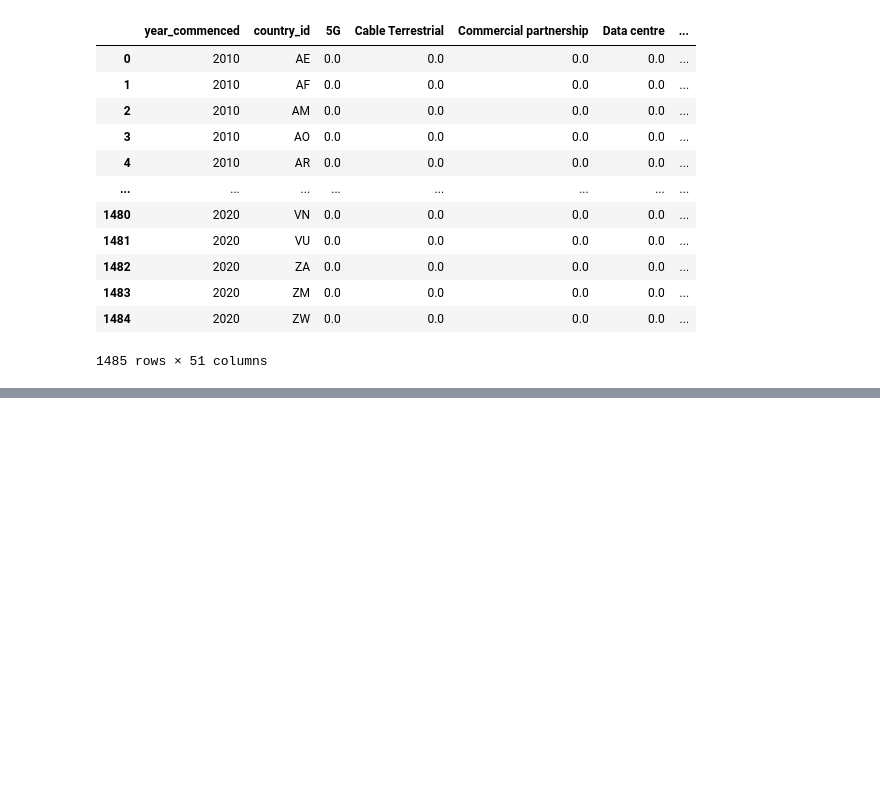
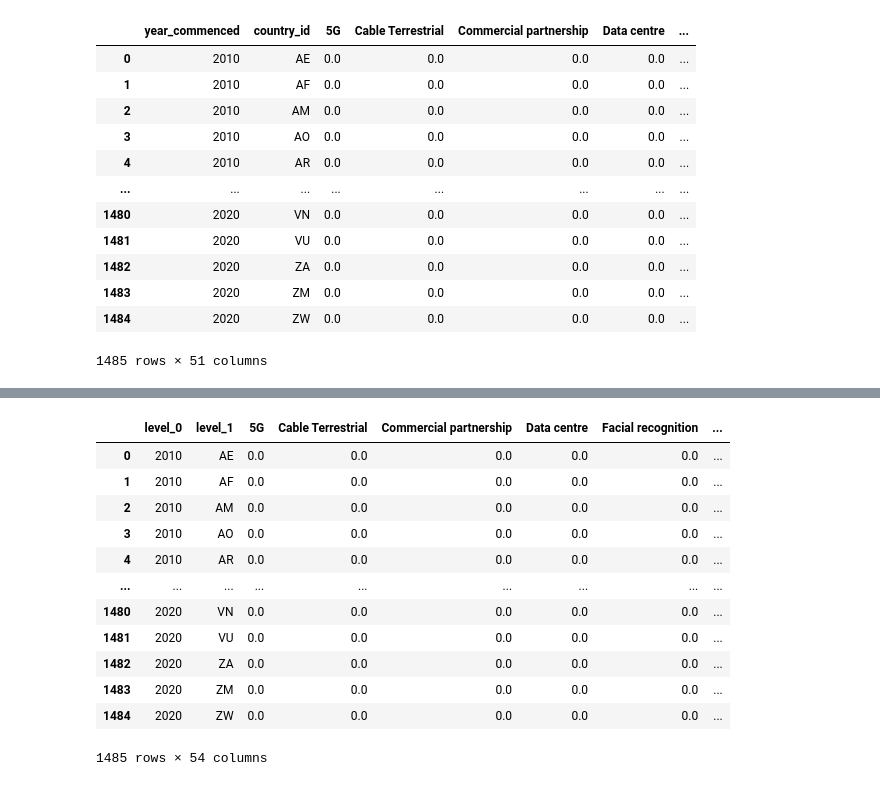
Before and after one commit to harshil0217/Surveillance, a Jupyter notebook: Surveillance Processing/Surveillance Processing.ipynb, the cells around one changed output, grey strips where cells are left out. Drawn from its saved outputs; the diff is of its cells as text; code cells hidden in the pictures; blank space fills up the shorter version.

Commit message:
combined protest data

```diff
--- a/Surveillance Processing/Surveillance Processing.ipynb
+++ b/Surveillance Processing/Surveillance Processing.ipynb
@@ -655,0 +725,4 @@ instances
+# %%
+intervention = intervention.set_index(["year", "country"])
+# %%
+instances = pd.concat([instances, intervention], axis = 1)
@@ -655,0 +745,2 @@ instances
+# %%
+instances = instances.dropna(subset = "5G")
@@ -655,0 +763,18 @@ instances
+# %%
+instances = instances.reset_index()
+# %%
+instances
+# %% [output]
+|  | level_0 | level_1 | 5G | Cable Terrestrial | Commercial partnership | Data centre | Facial recognition | ... |
+| 0 | 2010 | AE | 0.0 | 0.0 | 0.0 | 0.0 | 0.0 | ... |
+| 1 | 2010 | AF | 0.0 | 0.0 | 0.0 | 0.0 | 0.0 | ... |
+| 2 | 2010 | AM | 0.0 | 0.0 | 0.0 | 0.0 | 0.0 | ... |
+| 3 | 2010 | AO | 0.0 | 0.0 | 0.0 | 0.0 | 0.0 | ... |
+| 4 | 2010 | AR | 0.0 | 0.0 | 0.0 | 0.0 | 0.0 | ... |
+| ... | ... | ... | ... | ... | ... | ... | ... | ... |
+| 1480 | 2020 | VN | 0.0 | 0.0 | 0.0 | 0.0 | 0.0 | ... |
+| 1481 | 2020 | VU | 0.0 | 0.0 | 0.0 | 0.0 | 0.0 | ... |
+| 1482 | 2020 | ZA | 0.0 | 0.0 | 0.0 | 0.0 | 0.0 | ... |
+| 1483 | 2020 | ZM | 0.0 | 0.0 | 0.0 | 0.0 | 0.0 | ... |
+| 1484 | 2020 | ZW | 0.0 | 0.0 | 0.0 | 0.0 | 0.0 | ... |
+1485 rows × 54 columns
```
Also changed, not shown: parts of 22 cells of this notebook, 9 other files.
